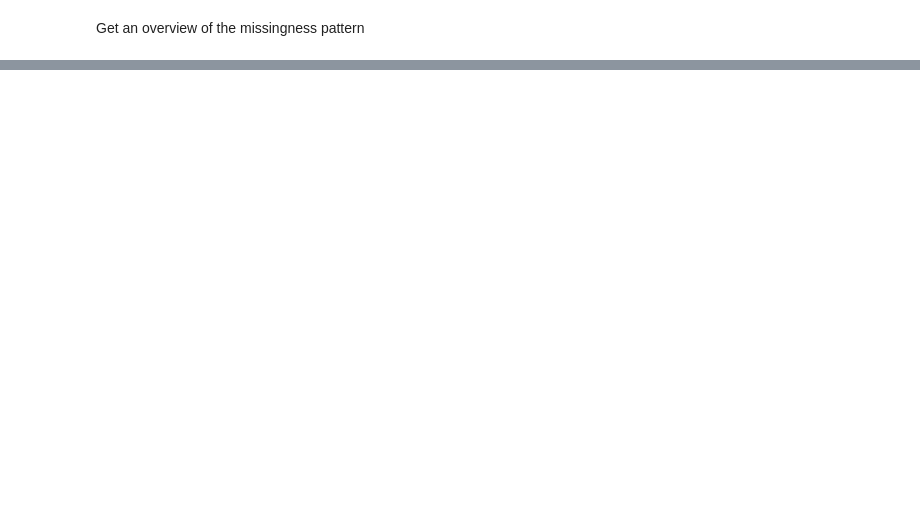
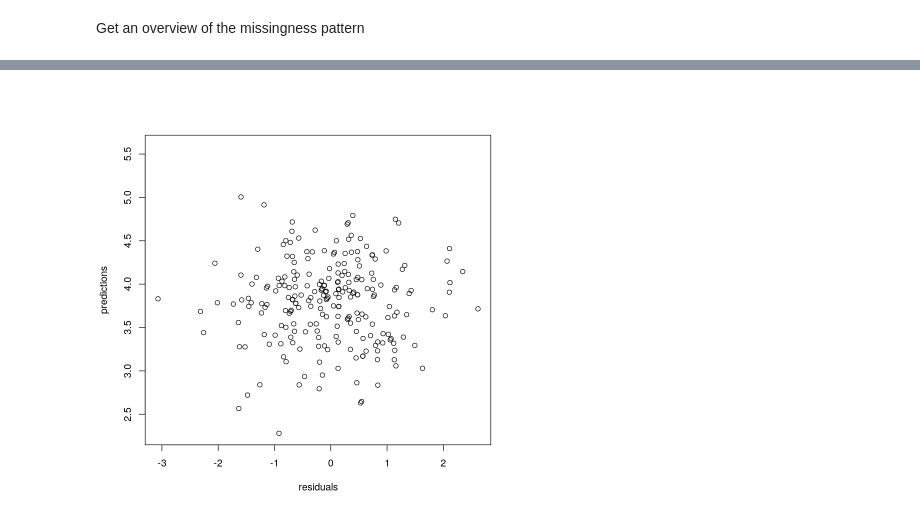
Before and after one commit to joy-kitson/epib-664-final-project, a Jupyter notebook: analysis.ipynb, the cells around one changed output, grey strips where cells are left out. Drawn from its saved outputs; the diff is of its cells as text; code cells hidden in the pictures; blank space fills up the shorter version.

```diff
--- a/analysis.ipynb
+++ b/analysis.ipynb
@@ -259,0 +317,3 @@ A mipo.summary: 16 × 6
+# %%
+em_results = em(raw_data, cols=c('depress','phydisab','psydisab'))
+em_results
@@ -259,0 +342,3 @@ A mipo.summary: 16 × 6
+# %%
+em_model_coeffs = coeff_em(raw_data, em_results, 1, predictor_cols=c(2,3),offset=1)
+em_model_coeffs
@@ -259,0 +352,10 @@ A mipo.summary: 16 × 6
+# %%
+em_model_predictions = em_model_coeffs$coeffs[1] +
+    em_model_coeffs$coeffs[2]*raw_data$phydisab +
+    em_model_coeffs$coeffs[3]*raw_data$psydisab
+em_model_residuals = em_model_predictions - raw_data$depress
+
+plot(em_model_residuals,em_model_predictions,
+     xlab='residuals',ylab='predictions')
+# %% [output]
+[figure, added]
```
Also changed, not shown: parts of 57 cells of this notebook.
